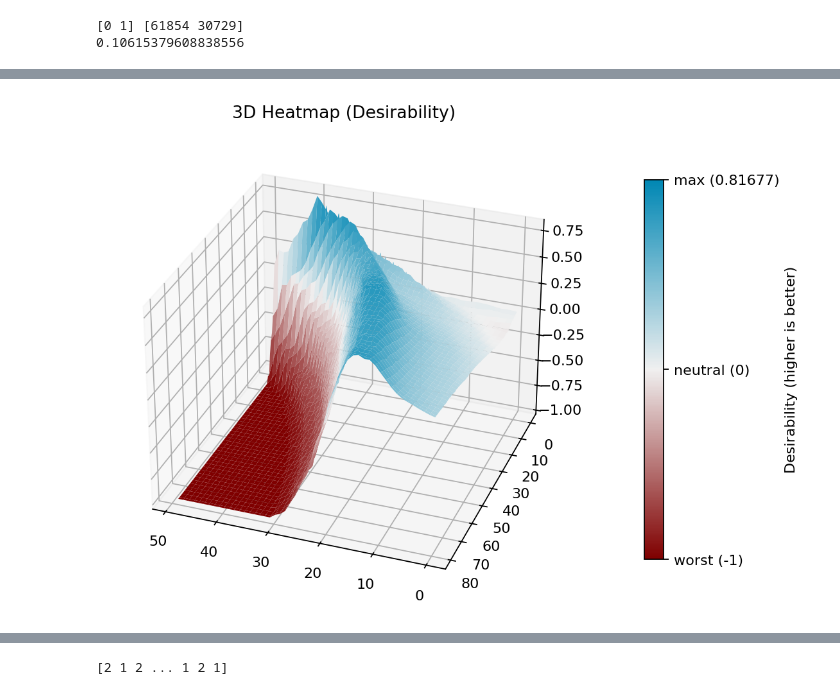
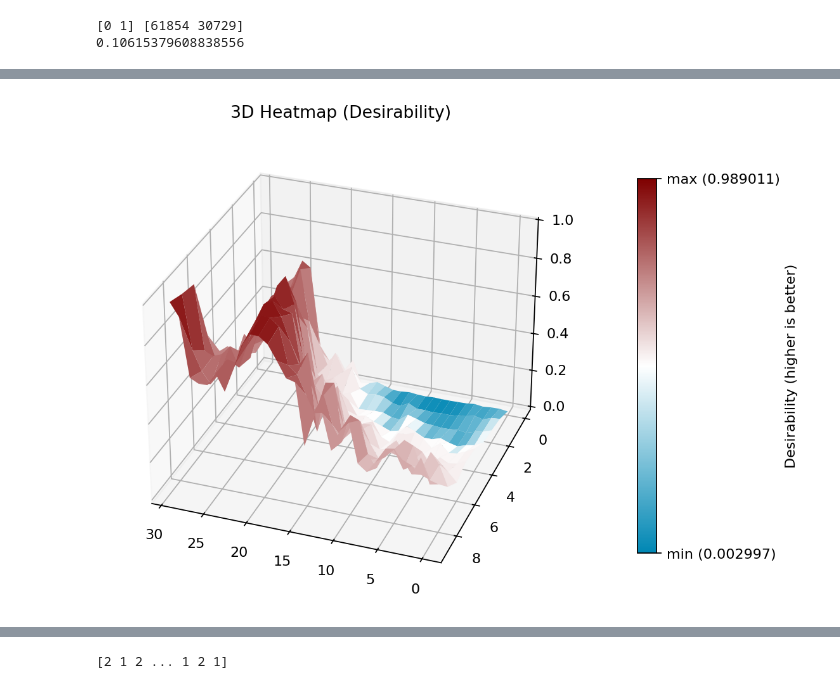
Before and after one commit to Logan-Kelsch/Behavioral_Search, a Jupyter notebook: src/genetic_algorithm/dev.ipynb, the cells around one changed output, grey strips where cells are left out. Drawn from its saved outputs; the diff is of its cells as text; code cells hidden in the pictures.

```diff
--- a/src/genetic_algorithm/dev.ipynb
+++ b/src/genetic_algorithm/dev.ipynb
@@ -259,13 +500,13 @@ serialization.save_deeplist(where='best.votes')
 # %%
 from sklearn.metrics import precision_score
 
-xall = np.asarray(best_trees).T
 
-m = 80
-n = 50
+
+m = 10
+n = 30
 EV_arr = np.empty((m, n))
 
-yffset = 5
+yffset = 10
 xffset = 0
 yscale = 10
 xscale = 10
@@ -354,0 +721,7 @@ plot_heatmap(EV_arr)
+# %%
+R = 5
+ytrue = evaluation.generate_solarr_atrplr(x_raw, 0.75, np.log(R))
+idx = ~np.isnan(ytrue)
+
+ytrue = ytrue[idx]
+ypred = evaluation.meta_bipopvote(xall[idx], threshold=0.99)
@@ -354,0 +821,6 @@ plot_heatmap(EV_arr)
+# %%
+pval_grid = build_pval_grid(x_raw, best_trees, m=10, n=30,
+    yffset=10, xffset=0,
+    yscale=10, xscale=10,
+    n_perm=1000,  # more perms = smoother p-values
+    seed=None)
@@ -696,8 +896,8 @@ def visualize_loss_topology_3d_heatmap(
         cmap = LinearSegmentedColormap.from_list("r_w_g", ["#7F0000", "#F0F0F0", "#0087B4"])
         norm = TwoSlopeNorm(vmin=data_min, vcenter=0.0, vmax=data_max)
     elif data_min >= 0:
-        cmap = LinearSegmentedColormap.from_list("w_g", ["white", "green"])
-        norm = plt.Normalize(vmin=data_min, vmax=data_max)
+        cmap = LinearSegmentedColormap.from_list("r_w_g", ["#0087B4", "white", "#7F0000"])
+        norm = TwoSlopeNorm(vmin=data_min, vcenter=0.05, vmax=data_max)
     else:  # data_max <= 0
         cmap = LinearSegmentedColormap.from_list("r_w", ["red", "white"])
         norm = plt.Normalize(vmin=data_min, vmax=data_max)
@@ -758,9 +958,9 @@ def visualize_loss_topology_3d_heatmap(
 
     plt.show()
 # %%
-visualize_loss_topology_3d_heatmap(EV_arr, elev=30, azim=110)
+visualize_loss_topology_3d_heatmap(pval_grid, elev=30, azim=110)
 # %% [output]
-[figure, old version]
+[figure, new version]
 # %%
 import numpy as np
 from hmmlearn.hmm import MultinomialHMM
```
Also changed, not shown: parts of 20 cells of this notebook, 7 other files.
